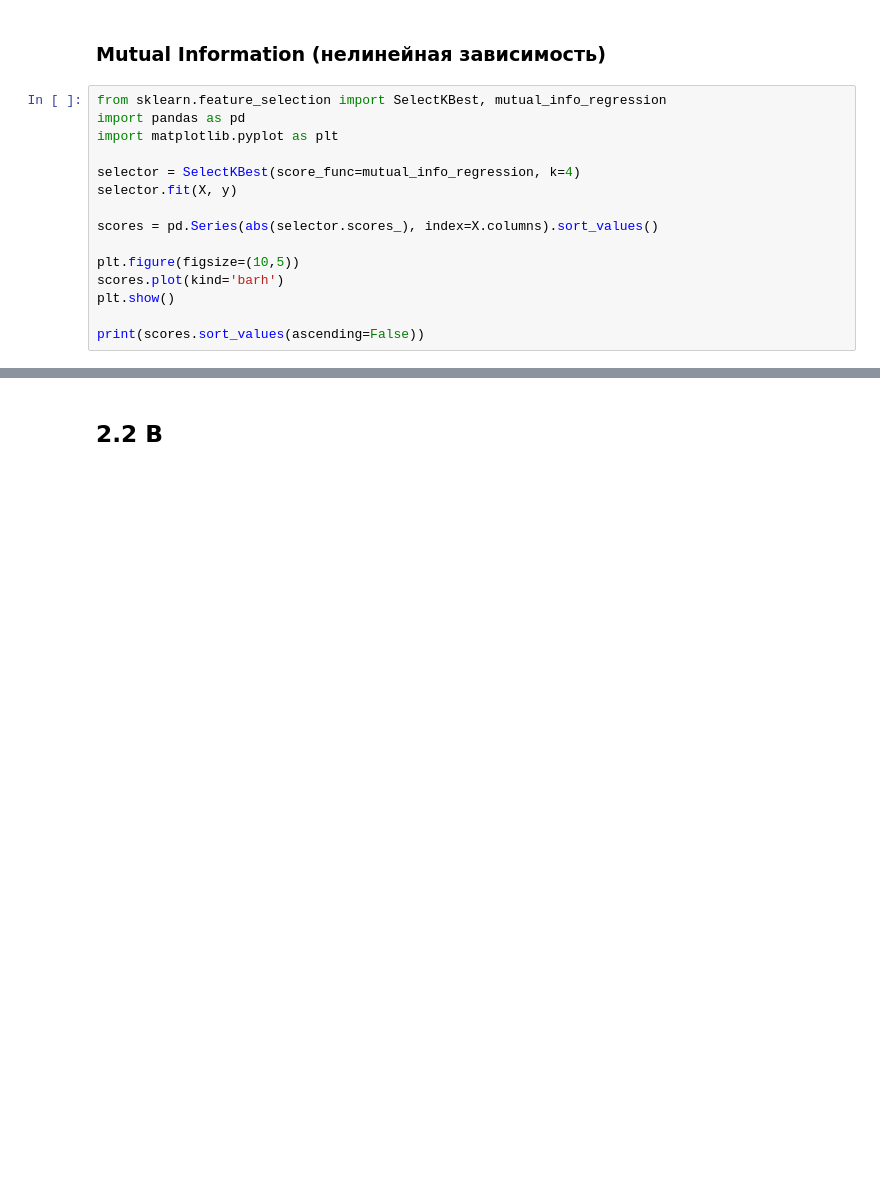
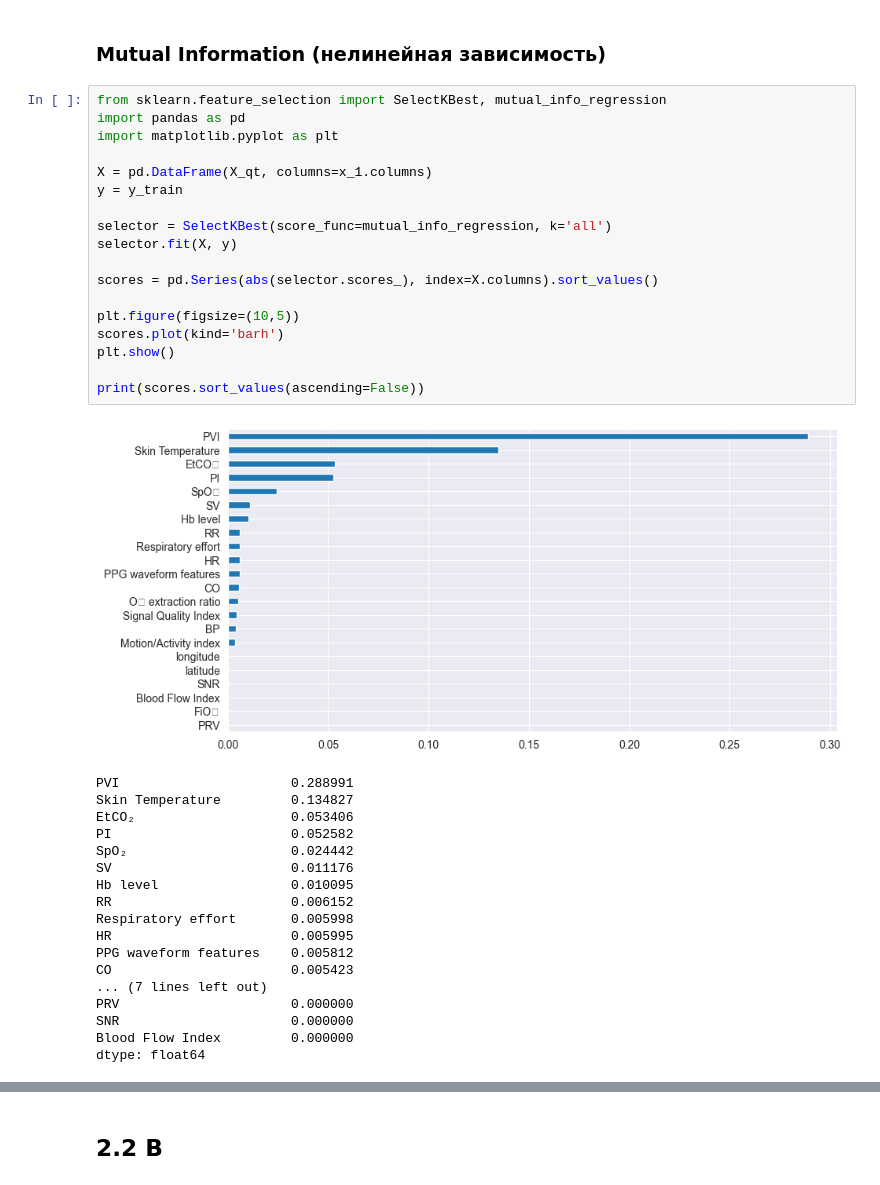
Before and after one commit to Yuraj1/iau_projects, a Jupyter notebook: FAZA_2.ipynb, the cells around one changed output, grey strips where cells are left out. Saved outputs shown, nothing was run; the diff lists cells and outputs as text; blank space fills up the shorter version.

```diff
--- a/FAZA_2.ipynb
+++ b/FAZA_2.ipynb
@@ -191,16 +313,38 @@ plt.show()
 # %%
 from sklearn.feature_selection import SelectKBest, mutual_info_regression
 import pandas as pd
 import matplotlib.pyplot as plt
 
-selector = SelectKBest(score_func=mutual_info_regression, k=4)
+X = pd.DataFrame(X_qt, columns=x_1.columns)
+y = y_train
+
+selector = SelectKBest(score_func=mutual_info_regression, k='all')
 selector.fit(X, y)
 
 scores = pd.Series(abs(selector.scores_), index=X.columns).sort_values()
 
 plt.figure(figsize=(10,5))
 scores.plot(kind='barh')
 plt.show()
 
 print(scores.sort_values(ascending=False))
+# %% [output]
+[figure, added]
+PVI                      0.288991
+Skin Temperature         0.134827
+EtCO₂                    0.053406
+PI                       0.052582
+SpO₂                     0.024442
+SV                       0.011176
+Hb level                 0.010095
+RR                       0.006152
+Respiratory effort       0.005998
+HR                       0.005995
+PPG waveform features    0.005812
+CO                       0.005423
+... (7 lines left out)
+PRV                      0.000000
+SNR                      0.000000
+Blood Flow Index         0.000000
+dtype: float64
 # %%
```
Also changed, not shown: parts of 18 cells of this notebook.
